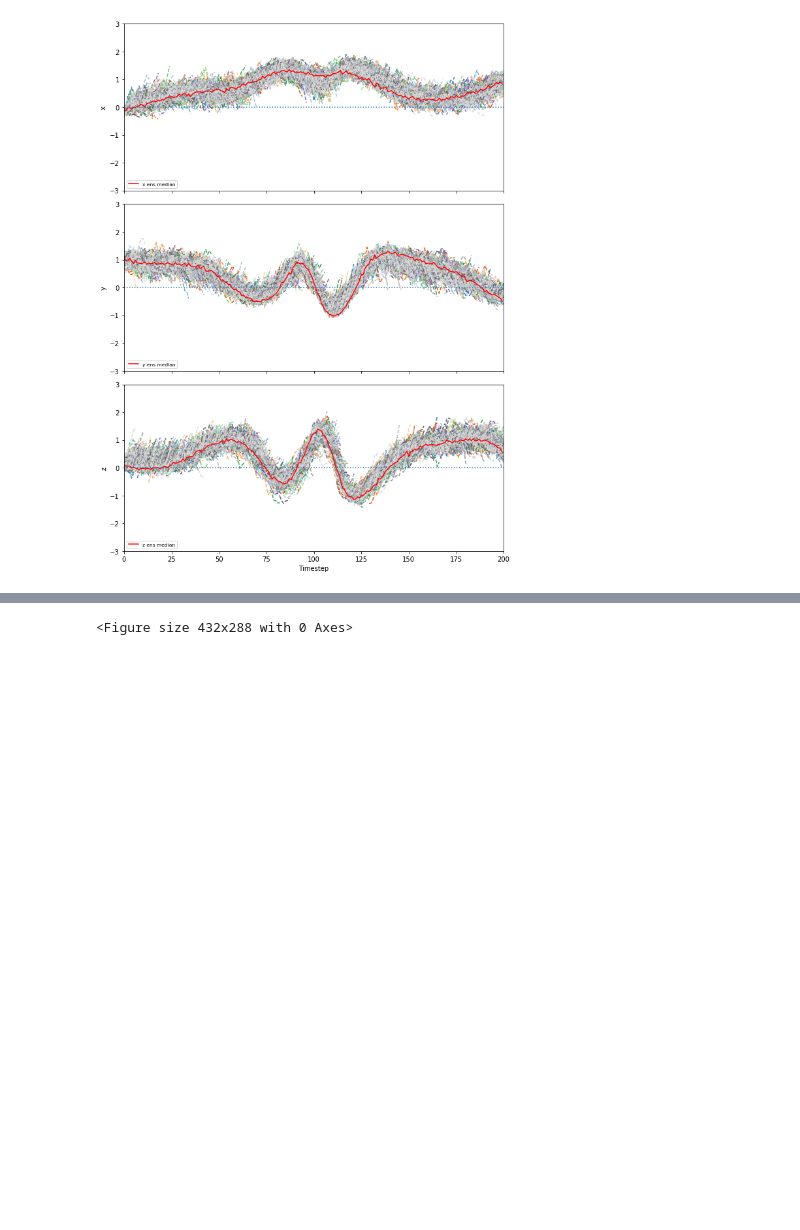
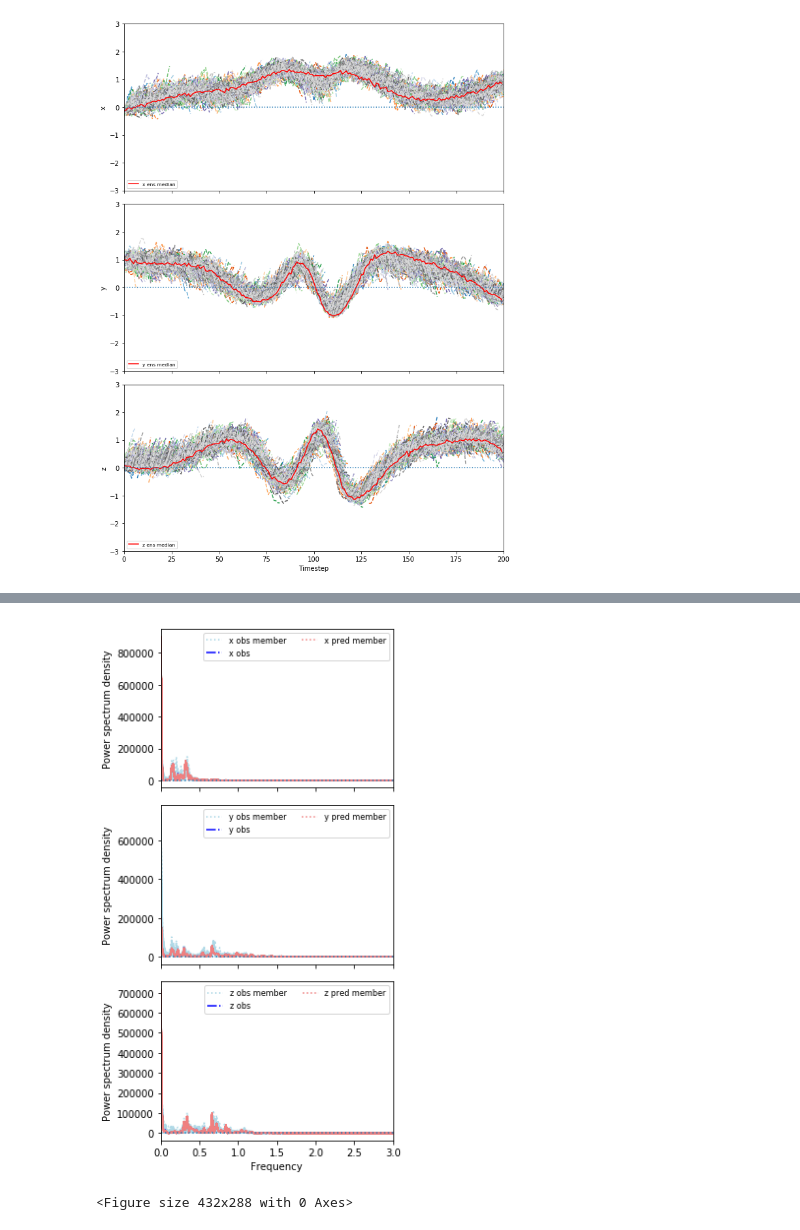
Before and after one commit to geek-yang/DeepArctic, a Jupyter notebook: BayesMap/Lorenz84/leadTime_perturb_init_testing_Lorens84.ipynb, the cells around one changed output, grey strips where cells are left out. Saved outputs shown, nothing was run; the diff lists cells and outputs as text; code cells hidden in the pictures; blank space fills up the shorter version.

```diff
--- a/BayesMap/Lorenz84/leadTime_perturb_init_testing_Lorens84.ipynb
+++ b/BayesMap/Lorenz84/leadTime_perturb_init_testing_Lorens84.ipynb
@@ -869,0 +1011,81 @@ G_ex = [1.000010 : 0.999990] **~0.001%**<br>
+# %%
+    ###################################################################################
+    ###########       Power spectrum of testing data - full timeseries      ###########
+    ###################################################################################
+    fig11 = plt.figure()
+    fig11, (ax1,ax2,ax3) = plt.subplots(3, 1, sharex=True)
+    fig11.set_size_inches(4.5, 8, forward=True)
+
+    # Lorenz 84 model time series
+    for i in range(ens_obs):
+        if i == 0: # for the legend
+            ax1.plot(freqs_re[num_steps//2:], ps_obs_ens[i, 0, num_steps//2:], color='lightblue', linestyle='dotted', label='x obs member')
+            ax2.plot(freqs_re[num_steps//2:], ps_obs_ens[i, 1, num_steps//2:], color='lightblue', linestyle='dotted',label='y obs member')
+            ax3.plot(freqs_re[num_steps//2:], ps_obs_ens[i, 2, num_steps//2:], color='lightblue', linestyle='dotted',label='z obs member')
+        else:
+            ax1.plot(freqs_re[num_steps//2:], ps_obs_ens[i, 0, num_steps//2:], color='lightblue', linestyle='dotted')
+            ax2.plot(freqs_re[num_steps//2:], ps_obs_ens[i, 1, num_steps//2:], color='lightblue', linestyle='dotted')
+            ax3.plot(freqs_re[num_steps//2:], ps_obs_ens[i, 2, num_steps//2:], color='lightblue', linestyle='dotted')
+
+    # without perturbation
+    #ax1.plot(freqs_re[test_len//2:], np.median(ps_obs_ens[:, 0, :], 0), color='blue', linestyle='dashdot', label='x obs')
+    ax1.plot(freqs_re[num_steps//2:], ps_obs_ens[25, 0, num_steps//2:], color='blue', linestyle='dashdot', label='x obs')
+    #ax2.plot(freqs_re[test_len//2:], np.median(ps_obs_ens[:, 1, :], 0), color='blue', linestyle='dashdot', label='y obs').
+    ax2.plot(freqs_re[num_steps//2:], ps_obs_ens[25, 1, num_steps//2:], color='blue', linestyle='dashdot', label='y obs')
+    #ax3.plot(freqs_re[test_len//2:], np.median(ps_obs_ens[:, 2, :], 0), color='blue', linestyle='dashdot', label='z obs')
+    ax3.plot(freqs_re[num_steps//2:], ps_obs_ens[25, 2, num_steps//2:], color='blue', linestyle='dashdot', label='z obs')
+
+    # forecast time series
+    for i in range(ens):
+        for j in range(step_lead_display):
+            if i == 0 and j == 0: # for the legend
+                ax1.plot(freqs_re[num_steps//2:], ps_pred_ens[i, 0, num_steps//2:,j], color='lightcoral', linestyle='dotted', label='x pred member')
+                ax2.plot(freqs_re[num_steps//2:], ps_pred_ens[i, 1, num_steps//2:,j], color='lightcoral', linestyle='dotted', label='y pred member')
+                ax3.plot(freqs_re[num_steps//2:], ps_pred_ens[i, 2, num_steps//2:,j], color='lightcoral', linestyle='dotted', label='z pred member')
+            else:
+                ax1.plot(freqs_re[num_steps//2:], ps_pred_ens[i, 0, num_steps//2:,j], color='lightcoral', linestyle='dotted')
+                ax2.plot(freqs_re[num_steps//2:], ps_pred_ens[i, 1, num_steps//2:,j], color='lightcoral', linestyle='dotted')
+                ax3.plot(freqs_re[num_steps//2:], ps_pred_ens[i, 2, num_steps//2:,j], color='lightcoral', linestyle='dotted')
+
+    # median forecast time series
+    #ax1.plot(index, predictand_median[0, :, 0] * (x_max - x_min) + x_min,
+    #         color='red', linestyle='solid', label='x pred median')
+    #ax2.plot(index, predictand_median[1, :, 0] * (y_max - y_min) + y_min,
+    #         color='red', linestyle='solid', label='y pred median')
+    #ax3.plot(index, predictand_median[2, :, 0] * (z_max - z_min) + z_min,
+    #         color='red', linestyle='solid', label='z pred median')
+
+    ax1.axhline(y=0, ls = ':')
+    ax2.axhline(y=0, ls = ':')
+    ax3.axhline(y=0, ls = ':')
+
+    #ax1.set_ylim(-3, 3)
+    #ax2.set_ylim(-3, 3)
+    #ax3.set_ylim(-3, 3)
+
+    ax1.set_xlim(0, 3)
+    ax2.set_xlim(0, 3)
+    ax3.set_xlim(0, 3)
+
+    ax1.legend(frameon=True, loc=0, prop={'size': 8}, ncol=2)
+    ax2.legend(frameon=True, loc=0, prop={'size': 8}, ncol=2)
+    ax3.legend(frameon=True, loc=0, prop={'size': 8}, ncol=2)
+
+    ax1.set_ylabel("Power spectrum density")
+    ax2.set_ylabel("Power spectrum density")
+    ax3.set_ylabel("Power spectrum density")
+
+    plt.xlabel("Frequency")
+
+    plt.tight_layout()
+
+    plt.show()
+    if sense == 'x':
+        fig11.savefig(os.path.join(output_path,'BayesConvLSTM_forecast_lorenz84_power_spectrum_full_leadTime_ens_a{}_b{}_F{}_G{}.png'.format(a, b, F, G)),dpi=200)
+    elif sense == 'a':
+        fig11.savefig(os.path.join(output_path,'BayesConvLSTM_forecast_lorenz84_power_spectrum_full_leadTime_ens_x{}_b{}_F{}_G{}.png'.format(x_init, b, F, G)),dpi=200)
+    elif sense == 'G':
+        fig11.savefig(os.path.join(output_path,'BayesConvLSTM_forecast_lorenz84_power_spectrum_full_leadTime_ens_x{}_a{}_b{}_F{}.png'.format(x_init, a, b, F)),dpi=200)
+    else:
+        raise IOError("The chosen variable is not supported for sensitivity experiment!")
+# %% [output]
@@ -870,3 +1093,4 @@ G_ex = [1.000010 : 0.999990] **~0.001%**<br>
+[figure, added]
 # %%
     ##############################################################################################################
     ###########       Compute CRPS with given ensemble predictands and probabilistic observation       ###########
```
Also changed, not shown: parts of 11 cells of this notebook, 5 other files.
